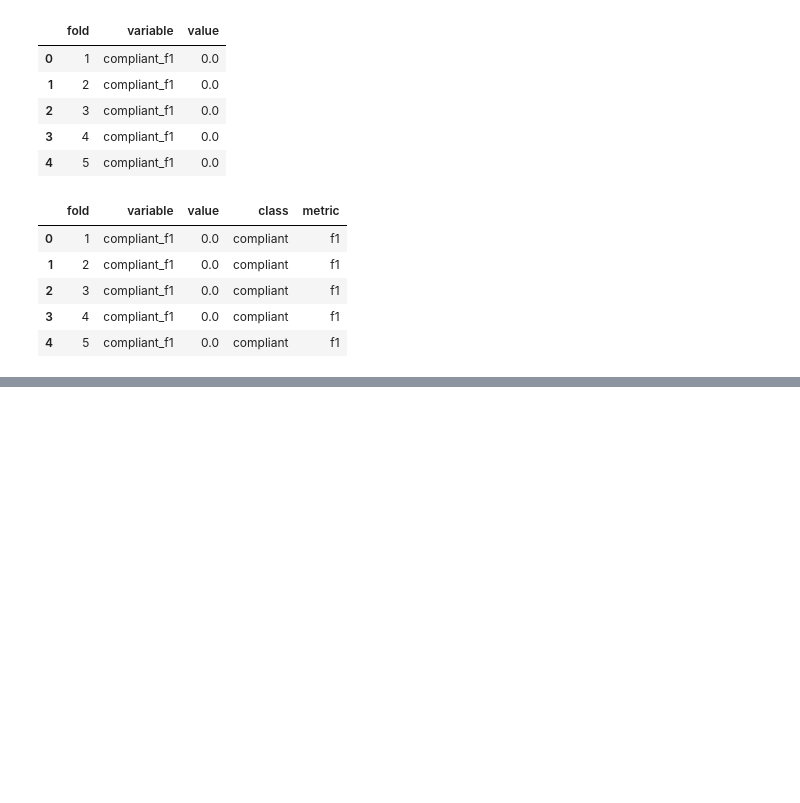
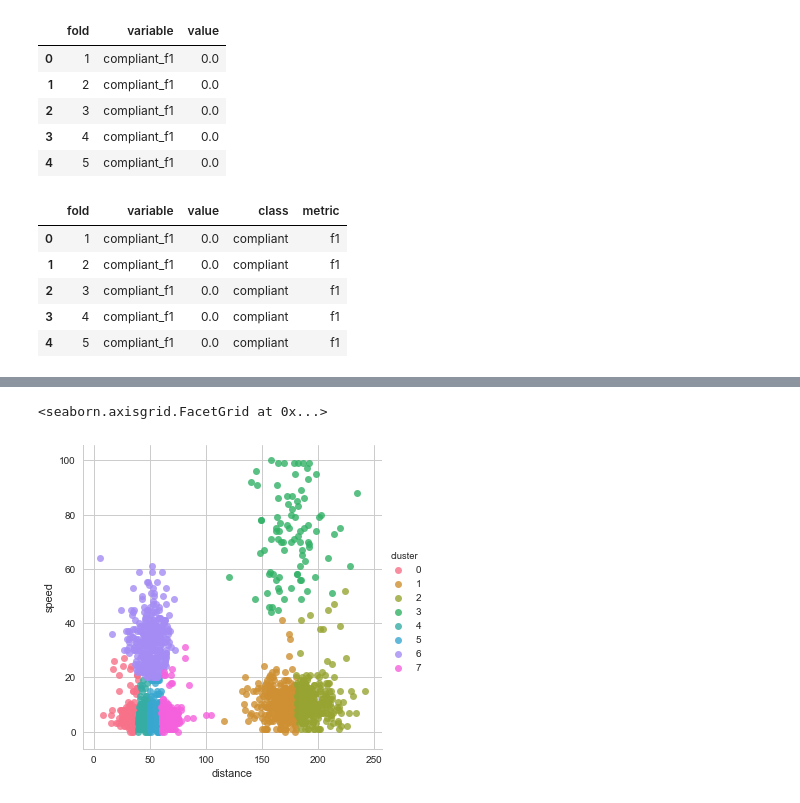
Before and after one commit to GalenWQ/CS321OshaProject, a Jupyter notebook: plotting.ipynb, the cells around one changed output, grey strips where cells are left out. Saved outputs shown, nothing was run; the diff lists cells and outputs as text; code cells hidden in the pictures; blank space fills up the shorter version.

```diff
--- a/plotting.ipynb
+++ b/plotting.ipynb
@@ -74,0 +99,12 @@ make_plot(cols)
+# %%
+frames = []
+cols = ['heatmister_id', 'distance', 'speed', 'location', 'osha']
+
+for i, cluster in enumerate(clusters):
+    df = pd.DataFrame(cluster, columns=cols)
+    df['cluster'] = i
+    frames.append(df)
+
+df = pd.concat(frames, ignore_index=True)
+df['distance'] = df['distance'].astype('float')
+df['speed'] = df['speed'].astype(int)
@@ -74,0 +122,7 @@ make_plot(cols)
+# %%
+sns.lmplot(
+    x='distance', y='speed', data=df,
+    fit_reg=False, hue='cluster')
+# %% [output]
+<seaborn.axisgrid.FacetGrid at 0x...>
+[figure, added]
```
Also changed, not shown: parts of 20 cells of this notebook, 7 other files.
